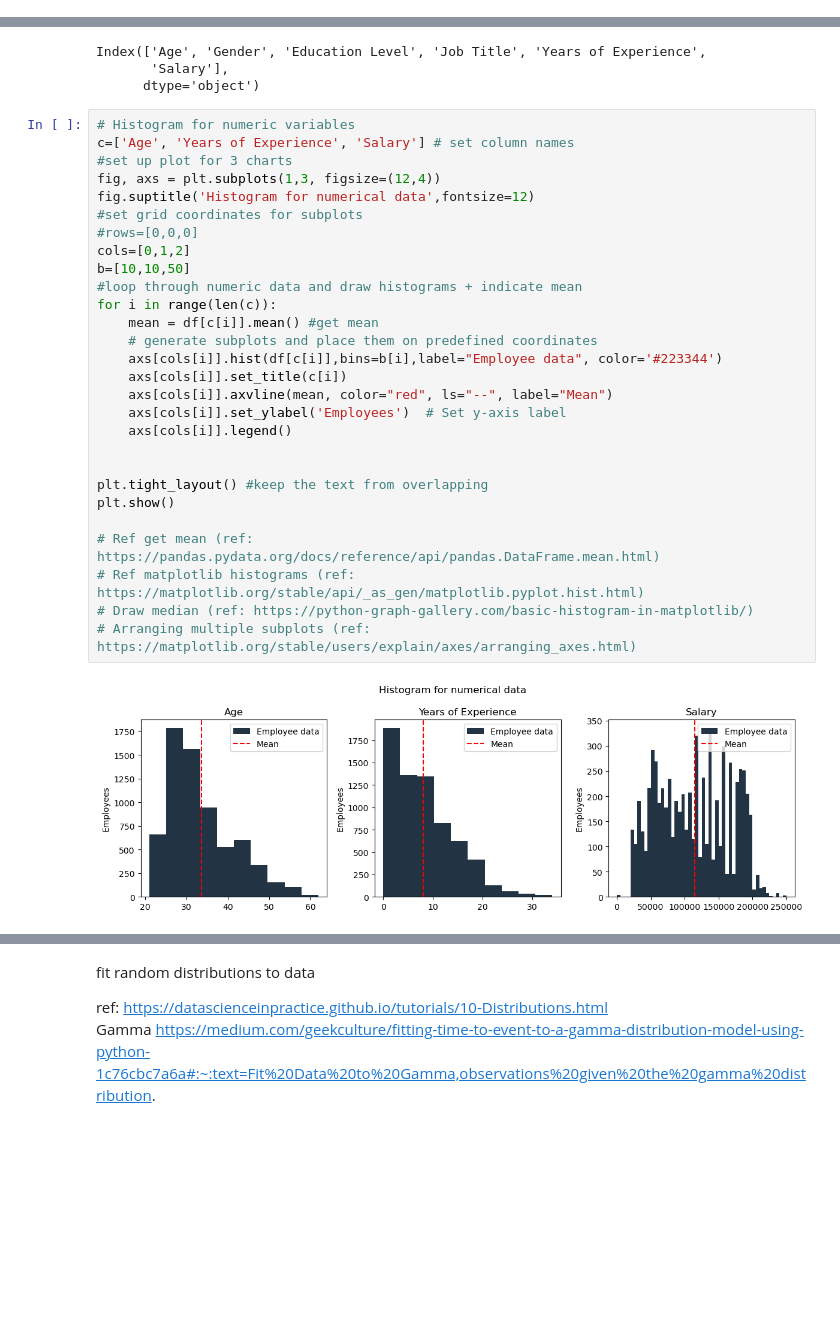
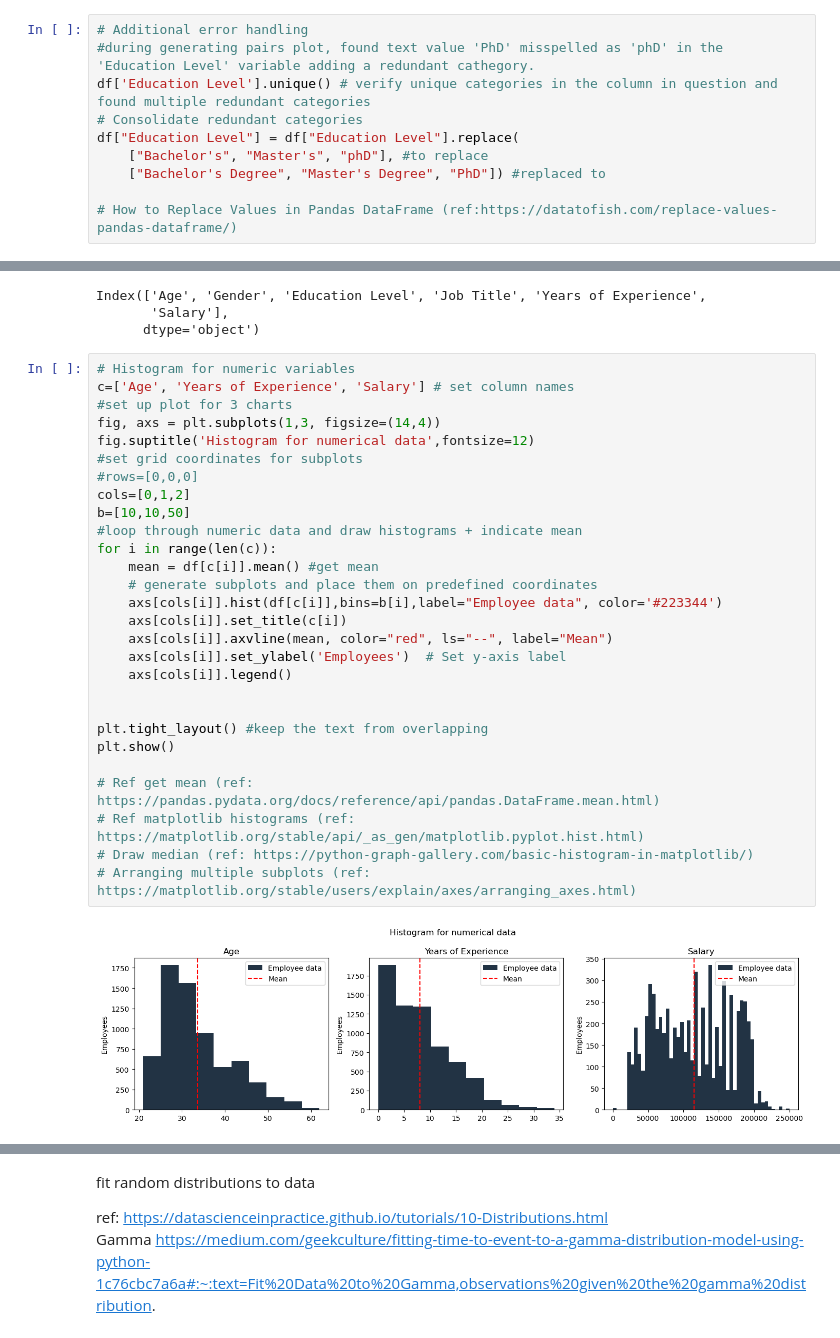
Before and after one commit to noyo0/ProgrammingForDataAnalysis, a Jupyter notebook: Project1/Project1.ipynb, the cells around one changed output, grey strips where cells are left out. Cells and saved outputs as stored; diff of their text form; blank space fills up the shorter version.

```diff
--- a/Project1/Project1.ipynb
+++ b/Project1/Project1.ipynb
@@ -102,3 +102,13 @@ Job Title              0
 Years of Experience    0
 Salary                 0
 dtype: int64
+# %%
+# Additional error handling
+#during generating pairs plot, found text value 'PhD' misspelled as 'phD' in the 'Education Level' variable adding a redundant cathegory.
+df['Education Level'].unique() # verify unique categories in the column in question and found multiple redundant categories
+# Consolidate redundant categories
+df["Education Level"] = df["Education Level"].replace(
+    ["Bachelor's", "Master's", "phD"], #to replace
+    ["Bachelor's Degree", "Master's Degree", "PhD"]) #replaced to
+
+# How to Replace Values in Pandas DataFrame (ref:https://datatofish.com/replace-values-pandas-dataframe/)
@@ -139,31 +154,31 @@ Index(['Age', 'Gender', 'Education Level', 'Job Title', 'Years of Experience',
 # %%
 # Histogram for numeric variables
 c=['Age', 'Years of Experience', 'Salary'] # set column names
 #set up plot for 3 charts
-fig, axs = plt.subplots(1,3, figsize=(12,4))
+fig, axs = plt.subplots(1,3, figsize=(14,4))
 fig.suptitle('Histogram for numerical data',fontsize=12)
 #set grid coordinates for subplots
 #rows=[0,0,0]
 cols=[0,1,2]
 b=[10,10,50]
 #loop through numeric data and draw histograms + indicate mean
 for i in range(len(c)):
     mean = df[c[i]].mean() #get mean
     # generate subplots and place them on predefined coordinates
     axs[cols[i]].hist(df[c[i]],bins=b[i],label="Employee data", color='#223344')
     axs[cols[i]].set_title(c[i])
     axs[cols[i]].axvline(mean, color="red", ls="--", label="Mean")
     axs[cols[i]].set_ylabel('Employees')  # Set y-axis label
     axs[cols[i]].legend()
 
 
 plt.tight_layout() #keep the text from overlapping
 plt.show()
 
 # Ref get mean (ref: https://pandas.pydata.org/docs/reference/api/pandas.DataFrame.mean.html)
 # Ref matplotlib histograms (ref: https://matplotlib.org/stable/api/_as_gen/matplotlib.pyplot.hist.html)
 # Draw median (ref: https://python-graph-gallery.com/basic-histogram-in-matplotlib/)
 # Arranging multiple subplots (ref: https://matplotlib.org/stable/users/explain/axes/arranging_axes.html)
 # %% [output]
-[figure, old version]
+[figure, new version]
 # %% [markdown]
```
Also changed, not shown: parts of 14 cells of this notebook.
